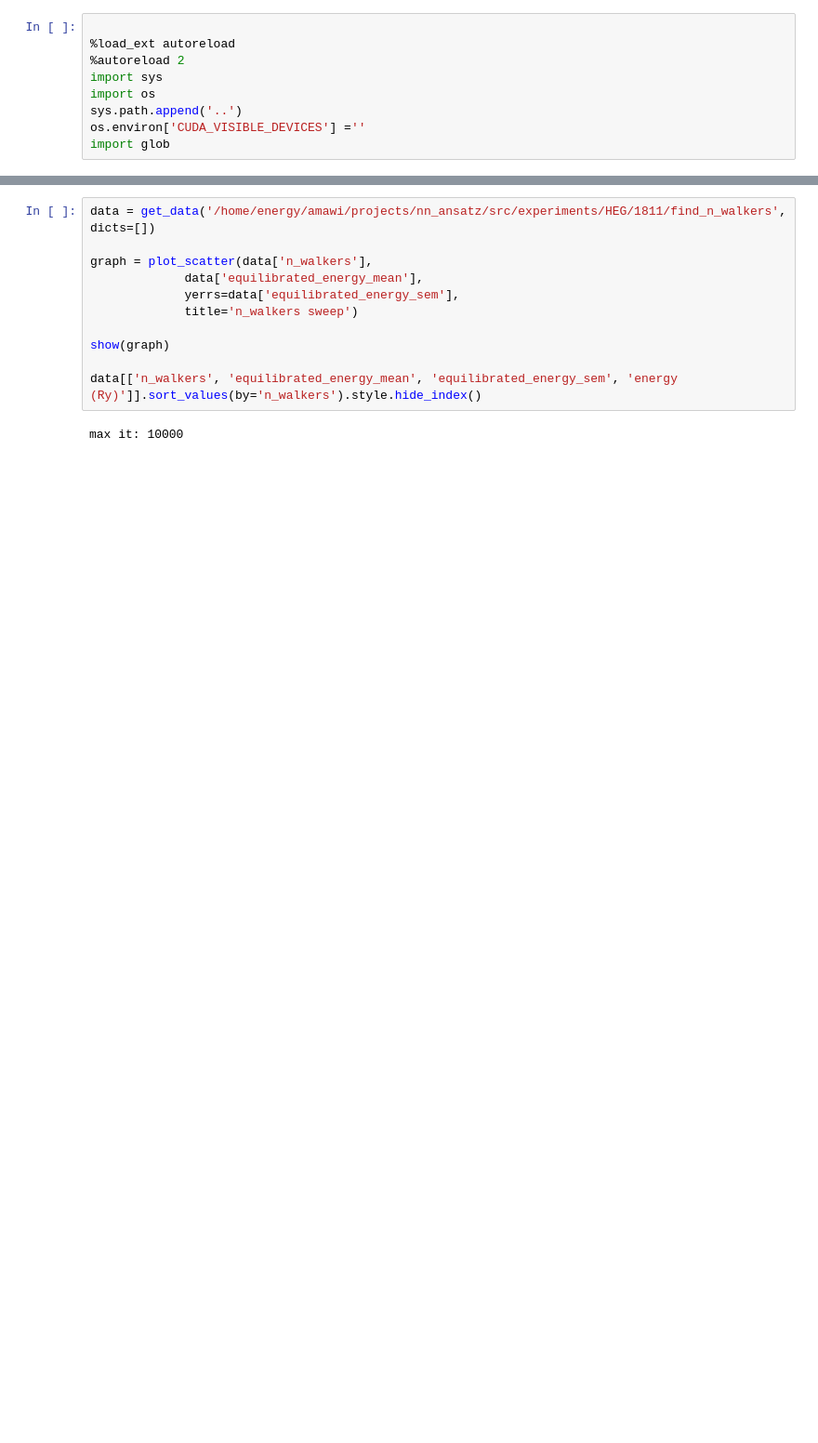
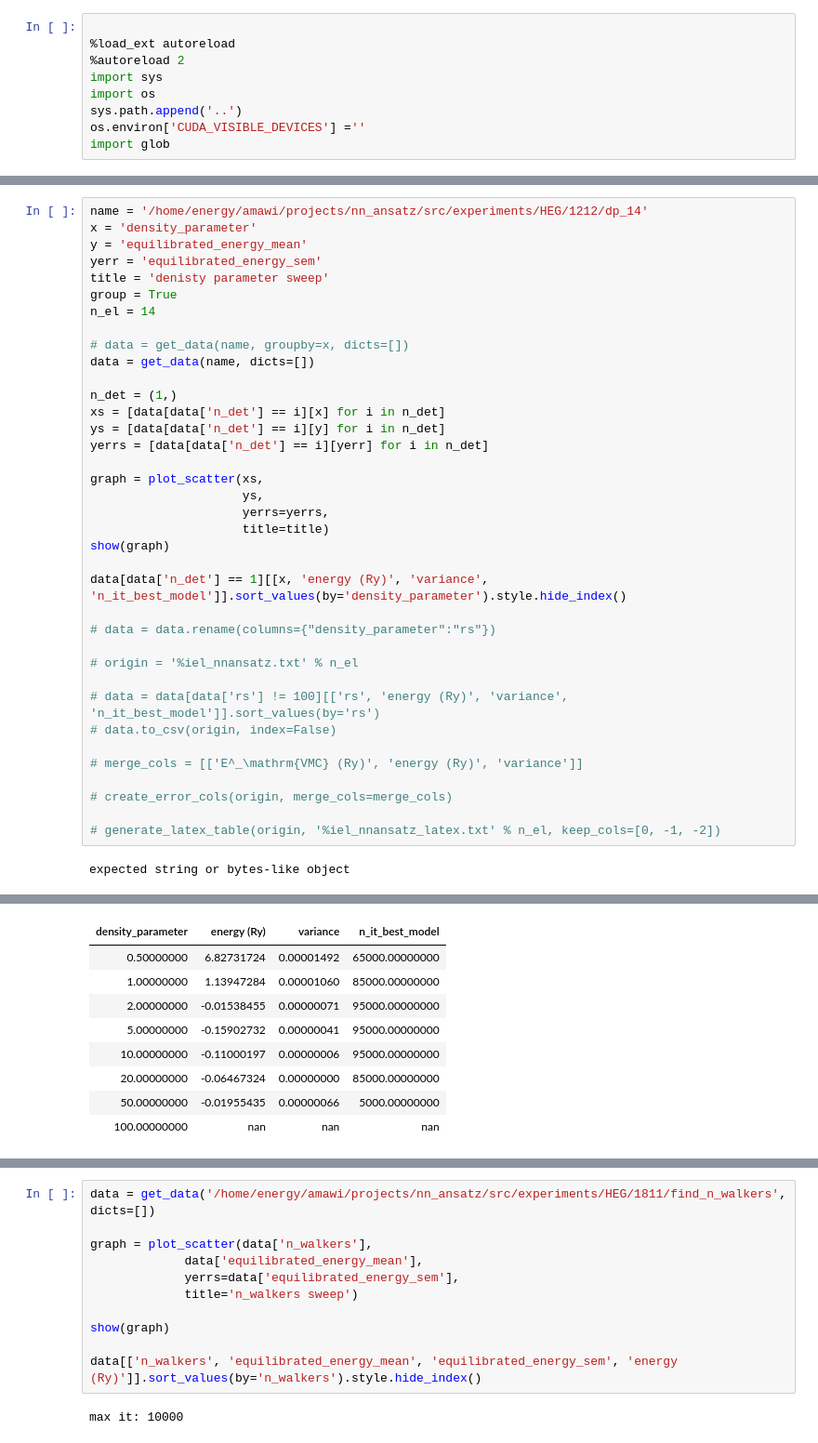
Before and after one commit to xmax1/nn_ansatz, a Jupyter notebook: src/exp/plotting.ipynb, the cells around one changed output, grey strips where cells are left out. Shown at 93% size. Drawn from its saved outputs; the diff is of its cells as text; blank space fills up the shorter version.

```diff
--- a/src/exp/plotting.ipynb
+++ b/src/exp/plotting.ipynb
@@ -48,0 +89,39 @@ max it: 100000
+# %%
+name = '/home/energy/amawi/projects/nn_ansatz/src/experiments/HEG/1212/dp_14'
+x = 'density_parameter'
+y = 'equilibrated_energy_mean'
+yerr = 'equilibrated_energy_sem'
+title = 'denisty parameter sweep'
+group = True
+n_el = 14
+
+# data = get_data(name, groupby=x, dicts=[])
+data = get_data(name, dicts=[])
+
+n_det = (1,)
+xs = [data[data['n_det'] == i][x] for i in n_det]
+ys = [data[data['n_det'] == i][y] for i in n_det]
+yerrs = [data[data['n_det'] == i][yerr] for i in n_det]
+
+graph = plot_scatter(xs,
+                     ys,
+                     yerrs=yerrs,
+                     title=title)
+show(graph)
+
+data[data['n_det'] == 1][[x, 'energy (Ry)', 'variance', 'n_it_best_model']].sort_values(by='density_parameter').style.hide_index()
+
+# data = data.rename(columns={"density_parameter":"rs"})
+
+# origin = '%iel_nnansatz.txt' % n_el
+
+# data = data[data['rs'] != 100][['rs', 'energy (Ry)', 'variance', 'n_it_best_model']].sort_values(by='rs')
+# data.to_csv(origin, index=False)
+
+# merge_cols = [['E^_\mathrm{VMC} (Ry)', 'energy (Ry)', 'variance']]
+
+# create_error_cols(origin, merge_cols=merge_cols)
+
+# generate_latex_table(origin, '%iel_nnansatz_latex.txt' % n_el, keep_cols=[0, -1, -2])
+# %% [output]
+expected string or bytes-like object
@@ -48,0 +130,9 @@ max it: 100000
+| density_parameter | energy (Ry) | variance | n_it_best_model |
+| 0.50000000 | 6.82731724 | 0.00001492 | 65000.00000000 |
+| 1.00000000 | 1.13947284 | 0.00001060 | 85000.00000000 |
+| 2.00000000 | -0.01538455 | 0.00000071 | 95000.00000000 |
+| 5.00000000 | -0.15902732 | 0.00000041 | 95000.00000000 |
+| 10.00000000 | -0.11000197 | 0.00000006 | 95000.00000000 |
+| 20.00000000 | -0.06467324 | 0.00000000 | 85000.00000000 |
+| 50.00000000 | -0.01955435 | 0.00000066 | 5000.00000000 |
+| 100.00000000 | nan | nan | nan |
```
Also changed, not shown: parts of 14 cells of this notebook, 25 other files.
